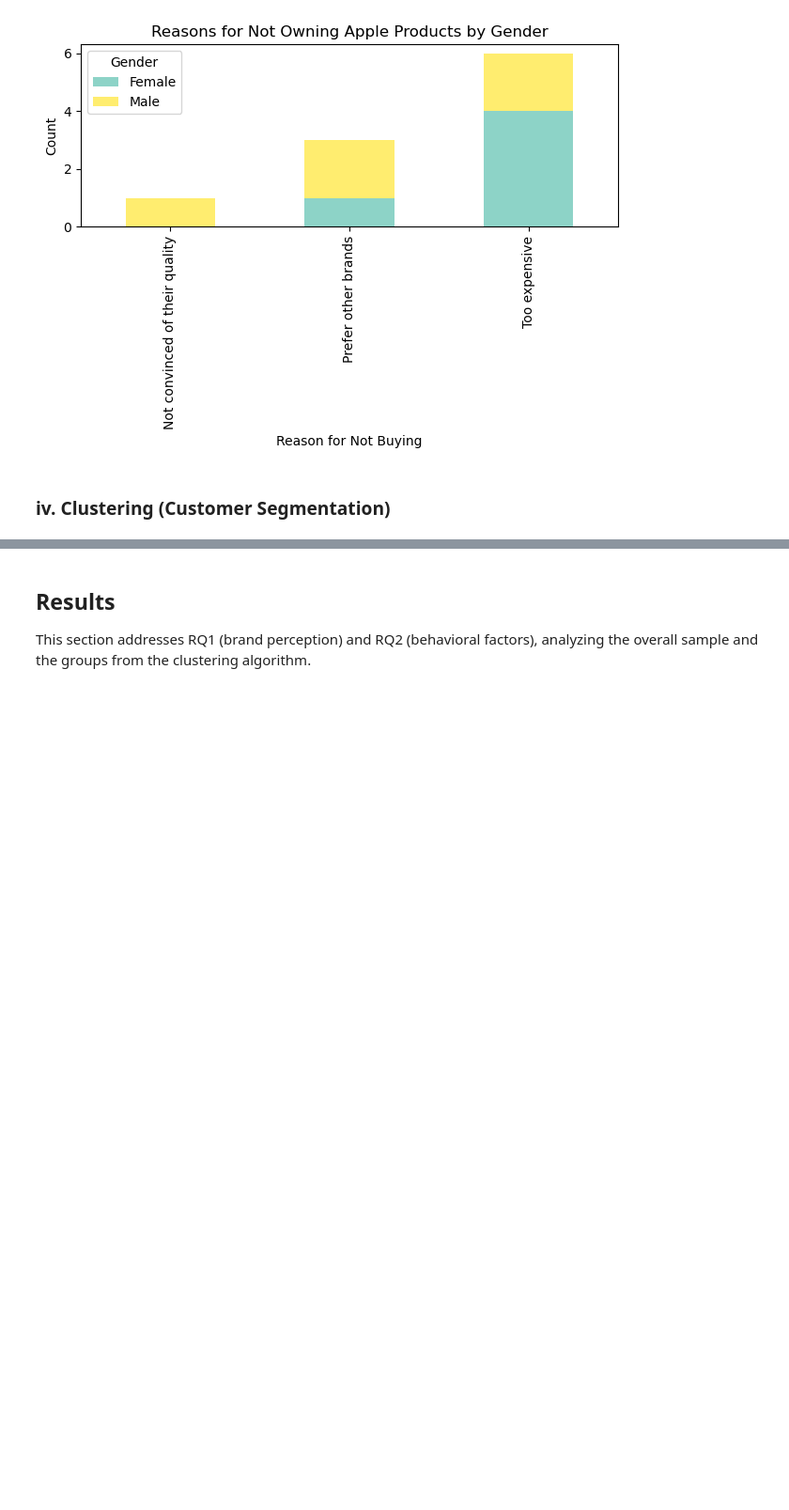
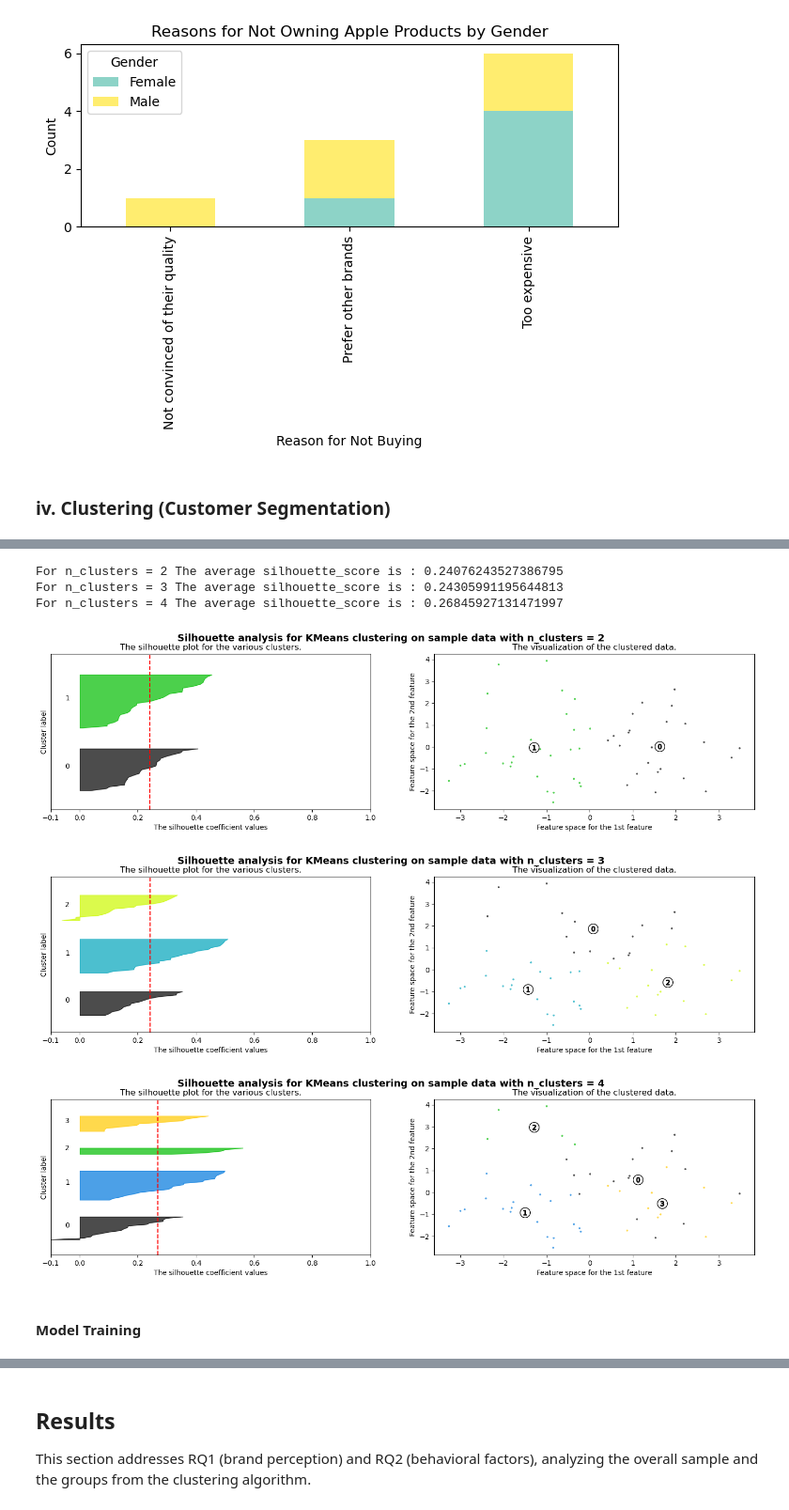
Before and after one commit to celineclarissa/Apple-Consumer-Segmentation, a Jupyter notebook: Apple Brand Appeal - A Study of International Students at CUHK-Shenzhen.ipynb, the cells around one changed output, grey strips where cells are left out. Shown at 94% size. Saved outputs shown, nothing was run; the diff lists cells and outputs as text; code cells hidden in the pictures; blank space fills up the shorter version.

```diff
--- a/Apple Brand Appeal - A Study of International Students at CUHK-Shenzhen.ipynb
+++ b/Apple Brand Appeal - A Study of International Students at CUHK-Shenzhen.ipynb
@@ -369,0 +640,11 @@ plt.show()
+# %%
+plot_silhouette(range(2, max_cluster), df_scaled, random_state)
+# %% [output]
+For n_clusters = 2 The average silhouette_score is : 0.24076243527386795
+For n_clusters = 3 The average silhouette_score is : 0.24305991195644813
+For n_clusters = 4 The average silhouette_score is : 0.26845927131471997
+[figure, added]
+[figure, added]
+[figure, added]
+# %% [markdown]
+#### Model Training
```
Also changed, not shown: parts of 79 cells of this notebook.
